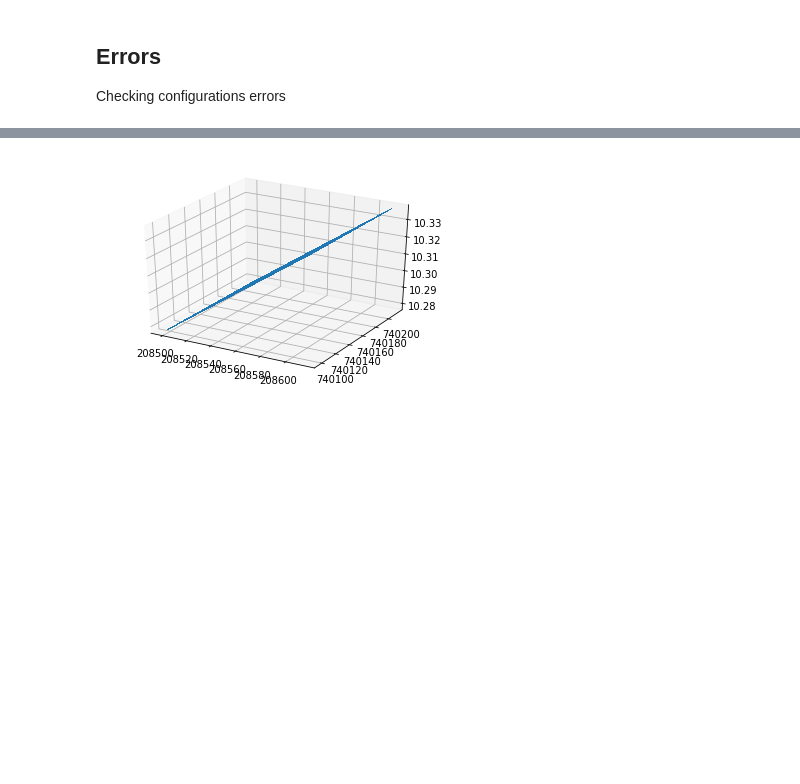
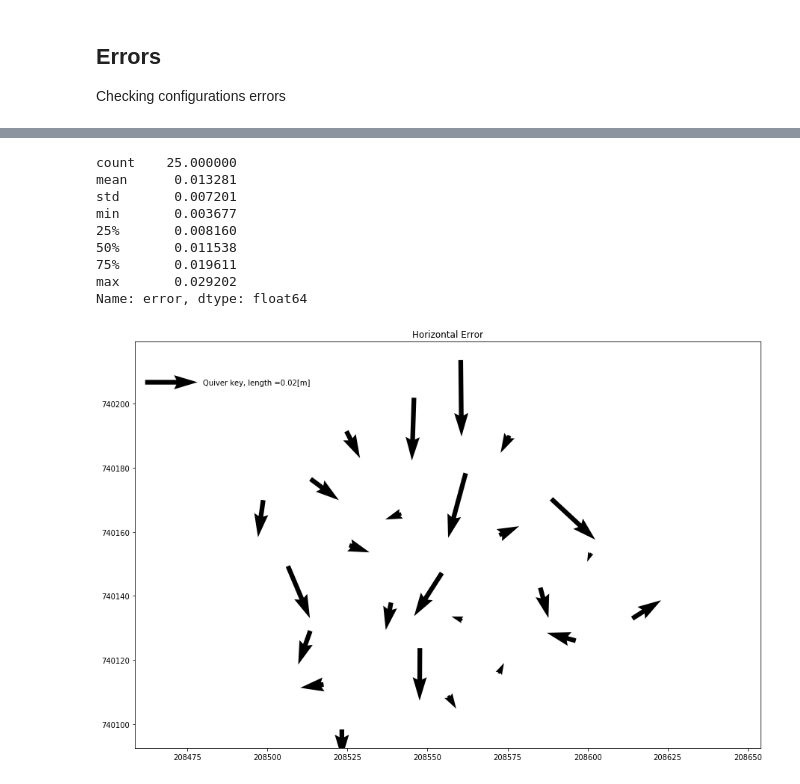
Before and after one commit to noamzimran/RTK-drone-project, a Jupyter notebook: geo_project.ipynb, the cells around one changed output, grey strips where cells are left out. Saved outputs shown, nothing was run; the diff lists cells and outputs as text; code cells hidden in the pictures; blank space fills up the shorter version.

```diff
--- a/geo_project.ipynb
+++ b/geo_project.ipynb
@@ -171,4 +173,8 @@ map_plot(img,'EPSG:2039','Esri')
 # %% [markdown]
 ## Errors
 Checking configurations errors
+# %%
+rms1 = pd.read_csv(r'data\points_errors_No_GCP_acc.csv')
+rms2 = pd.read_csv(r'data\points_errors_No_GCP_Inacc.csv')
+rms3 = pd.read_csv(r'data\points_errors_5GCP_E_acc.csv')
 # %%
@@ -180,0 +185,8 @@ rms1 = gpd.GeoDataFrame(rms1, geometry='geometry', crs="EPSG:2039")
+# %%
+# calculate total error
+for i, row in rms1.iterrows():
+    rms1.loc[i,'error'] = np.sqrt(row['Error X']**2+row['Error Y']**2+row['Error Z']**2)
+for i, row in rms2.iterrows():
+    rms2.loc[i,'error'] = np.sqrt(row['Error X']**2+row['Error Y']**2+row['Error Z']**2)
+for i, row in rms3.iterrows():
+    rms3.loc[i,'error'] = np.sqrt(row['Error X']**2+row['Error Y']**2+row['Error Z']**2)
@@ -181 +250,32 @@ rms1 = gpd.GeoDataFrame(rms1, geometry='geometry', crs="EPSG:2039")
+# %%
+def plot_errors(file_path,key_size):
+
+    rms = pd.read_csv(file_path)
+
+    # calculate horizontal error
+    for i,row in rms.iterrows():
+        rms.loc[i,'error'] = np.sqrt(row['Error X']**2+row['Error Y']**2)
+
+    print(rms['error'].describe())
+
+    fig, ax = plt.subplots(figsize=(15,10))
+    q = ax.quiver(rms['x'], rms['y'], rms['Error X'], rms['Error Y'] )
+    ax.quiverkey(q, X=0.1, Y=0.9, U=key_size,
+                 label='Quiver key, length ='+str(key_size)+'[m]', labelpos='E')
+    plt.axis('equal')
+    plt.title('Horizontal Error')
+    plt.show()
+# %%
+plot_errors(r'data\points_errors_5GCP_E_acc.csv',0.02)
+# %% [output]
+count    25.000000
+mean      0.013281
+std       0.007201
+min       0.003677
+25%       0.008160
+50%       0.011538
+75%       0.019611
+max       0.029202
+Name: error, dtype: float64
+[figure, added]
 # %%
@@ -195,17 +285,0 @@ x2, y2 = np.meshgrid(x, y)
-# %%
-# region = np.s_[5:50, 5:50]
-# x, y, z = x[region], y[region], z[region]
-
-fig, ax = plt.subplots(subplot_kw=dict(projection='3d'))
-
-# ls = LightSource(270, 45)
-# To use a custom hillshading mode, override the built-in shading and pass
-# in the rgb colors of the shaded surface calculated from "shade".
-# rgb = ls.shade(z, cmap=cm.gist_earth, vert_exag=0.1, blend_mode='soft')
-# surf = ax.plot_surface(x, y, z, rstride=1, cstride=1, facecolors=rgb,
-#                        linewidth=0, antialiased=False, shade=False)
-
-surf = ax.plot_surface(x2, y2, z2, rstride=1, cstride=1,antialiased=False, shade=False)
-plt.show()
-# %% [output]
-[figure, removed]
```
Also changed, not shown: parts of 20 cells of this notebook.
